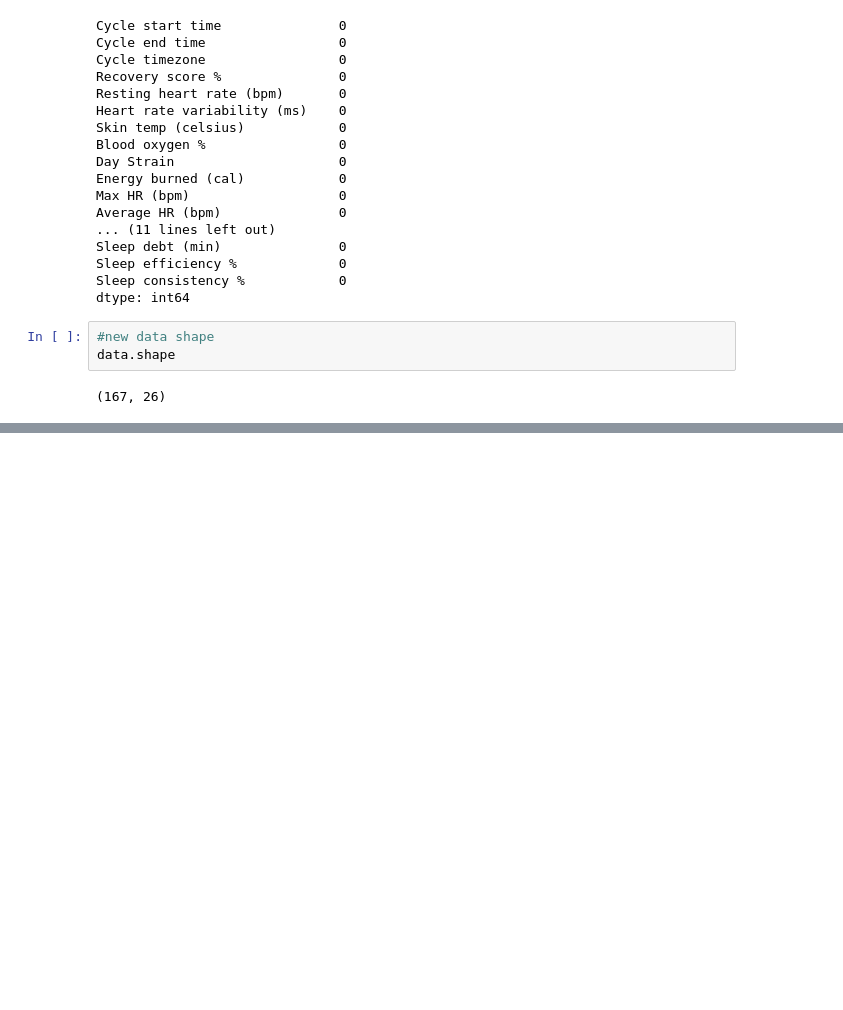
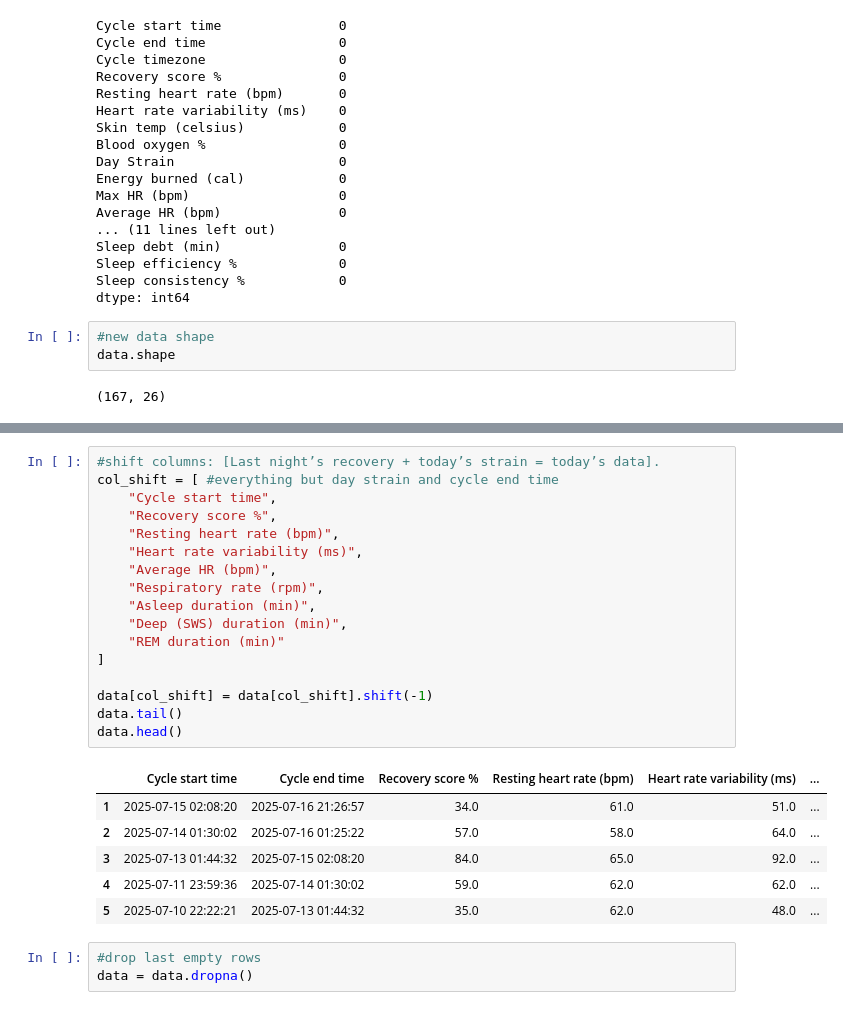
Before and after one commit to mawlodarski/whoop_recovery_predictor, a Jupyter notebook: code/data_prep.ipynb, the cells around one changed output, grey strips where cells are left out. Cells and saved outputs as stored; diff of their text form; blank space fills up the shorter version.

```diff
--- a/data_notebook.ipynb
+++ b/code/data_prep.ipynb
@@ -136,0 +140,27 @@ data.tail()
+# %%
+#shift columns: [Last night’s recovery + today’s strain = today’s data].
+col_shift = [ #everything but day strain and cycle end time
+    "Cycle start time",
+    "Recovery score %",
+    "Resting heart rate (bpm)",
+    "Heart rate variability (ms)",
+    "Average HR (bpm)",
+    "Respiratory rate (rpm)",
+    "Asleep duration (min)",
+    "Deep (SWS) duration (min)",
+    "REM duration (min)"
+]
+
+data[col_shift] = data[col_shift].shift(-1)
+data.tail()
+data.head()
+# %% [output]
+|  | Cycle start time | Cycle end time | Recovery score % | Resting heart rate (bpm) | Heart rate variability (ms) | ... |
+| 1 | 2025-07-15 02:08:20 | 2025-07-16 21:26:57 | 34.0 | 61.0 | 51.0 | ... |
+| 2 | 2025-07-14 01:30:02 | 2025-07-16 01:25:22 | 57.0 | 58.0 | 64.0 | ... |
+| 3 | 2025-07-13 01:44:32 | 2025-07-15 02:08:20 | 84.0 | 65.0 | 92.0 | ... |
+| 4 | 2025-07-11 23:59:36 | 2025-07-14 01:30:02 | 59.0 | 62.0 | 62.0 | ... |
+| 5 | 2025-07-10 22:22:21 | 2025-07-13 01:44:32 | 35.0 | 62.0 | 48.0 | ... |
+# %%
+#drop last empty rows
+data = data.dropna()
```
Also changed, not shown: parts of 9 cells of this notebook, 3 other files.
